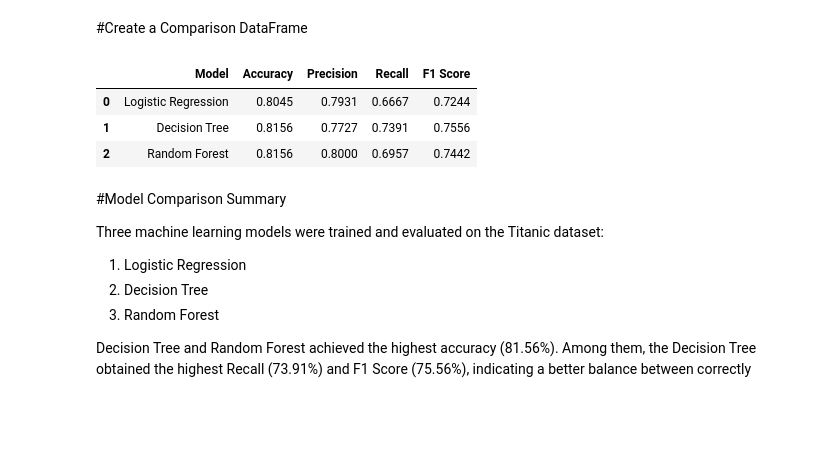
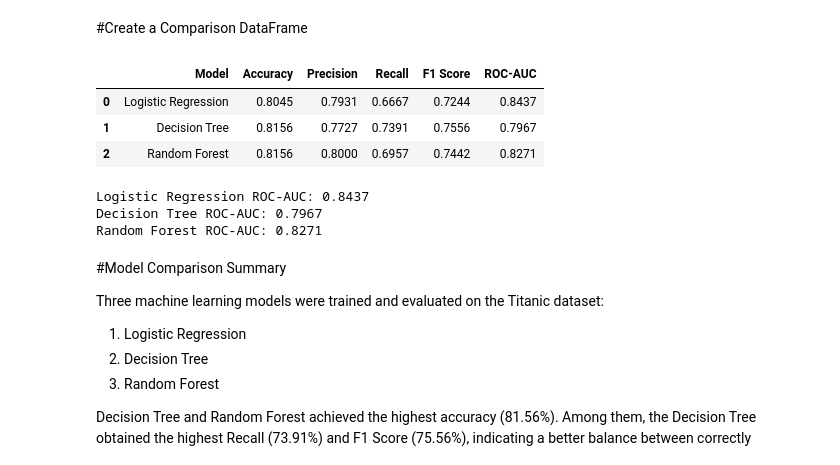
Before and after one commit to pavanndasarii/ai-ml-final-project, a Jupyter notebook: analytics/02_modeling.ipynb, the cells around one changed output. Drawn from its saved outputs; the diff is of its cells as text; code cells hidden in the pictures; blank space fills up the shorter version.

Commit message:
Add files via upload
Update Titanic modeling notebook

```diff
--- a/analytics/02_modeling.ipynb
+++ b/analytics/02_modeling.ipynb
@@ -1,19 +1,30 @@
 # %%
+import os
 import pandas as pd
 import numpy as np
-
 import matplotlib.pyplot as plt
 import seaborn as sns
+import warnings
 
-from sklearn.model_selection import train_test_split
-
+from sklearn.model_selection import train_test_split, GridSearchCV
 from sklearn.impute import SimpleImputer
-from sklearn.preprocessing import OneHotEncoder
-from sklearn.preprocessing import StandardScaler
-
+from sklearn.preprocessing import OneHotEncoder, StandardScaler
 from sklearn.compose import ColumnTransformer
-
 from sklearn.pipeline import Pipeline
 
-import warnings
 warnings.filterwarnings("ignore")
+
+# Create project folder
+os.makedirs("/content/ai-ml-final-project/analytics", exist_ok=True)
+
+# Load dataset
+df = sns.load_dataset("titanic")
+
+# Save dataset
+df.to_csv(
+    "/content/ai-ml-final-project/analytics/titanic.csv",
+    index=False
+)
+
+print("Dataset loaded successfully!")
+print("Dataset shape:", df.shape)
@@ -20,5 +34,3 @@ warnings.filterwarnings("ignore")
-# %%
-df = pd.read_csv("titanic.csv")
 # %%
 df["survived"].value_counts()
 # %% [output]
@@ -339,38 +352,62 @@ comparison = pd.DataFrame({
     "Model": [
         "Logistic Regression",
         "Decision Tree",
         "Random Forest"
     ],
     "Accuracy": [
         accuracy_score(y_test, y_pred_logistic),
         accuracy_score(y_test, y_pred_tree),
         accuracy_score(y_test, y_pred_rf)
     ],
     "Precision": [
         precision_score(y_test, y_pred_logistic),
         precision_score(y_test, y_pred_tree),
         precision_score(y_test, y_pred_rf)
     ],
     "Recall": [
         recall_score(y_test, y_pred_logistic),
         recall_score(y_test, y_pred_tree),
         recall_score(y_test, y_pred_rf)
     ],
     "F1 Score": [
         f1_score(y_test, y_pred_logistic),
         f1_score(y_test, y_pred_tree),
         f1_score(y_test, y_pred_rf)
-    ]
+    ],
+    "ROC-AUC": [
+    roc_auc_score(y_test, y_prob_logistic),
+    roc_auc_score(y_test, y_prob_tree),
+    roc_auc_score(y_test, y_prob_rf)
+]
 })
 
 comparison = comparison.round(4)
 
 comparison
 # %% [output]
-|  | Model | Accuracy | Precision | Recall | F1 Score |
-| 0 | Logistic Regression | 0.8045 | 0.7931 | 0.6667 | 0.7244 |
-| 1 | Decision Tree | 0.8156 | 0.7727 | 0.7391 | 0.7556 |
-| 2 | Random Forest | 0.8156 | 0.8000 | 0.6957 | 0.7442 |
+|  | Model | Accuracy | Precision | Recall | F1 Score | ROC-AUC |
+| 0 | Logistic Regression | 0.8045 | 0.7931 | 0.6667 | 0.7244 | 0.8437 |
+| 1 | Decision Tree | 0.8156 | 0.7727 | 0.7391 | 0.7556 | 0.7967 |
+| 2 | Random Forest | 0.8156 | 0.8000 | 0.6957 | 0.7442 | 0.8271 |
+# %%
+# ROC-AUC Evaluation
+
+y_prob_logistic = logistic_model.predict_proba(X_test)[:, 1]
+y_prob_tree = decision_tree_model.predict_proba(X_test)[:, 1]
+y_prob_rf = random_forest_model.predict_proba(X_test)[:, 1]
+
+print("Logistic Regression ROC-AUC:",
+      round(roc_auc_score(y_test, y_prob_logistic), 4))
+
+print("Decision Tree ROC-AUC:",
+      round(roc_auc_score(y_test, y_prob_tree), 4))
+
+print("Random Forest ROC-AUC:",
+      round(roc_auc_score(y_test, y_prob_rf), 4))
+# %% [output]
+Logistic Regression ROC-AUC: 0.8437
+Decision Tree ROC-AUC: 0.7967
+Random Forest ROC-AUC: 0.8271
 # %% [markdown]
 #Model Comparison Summary
 
```
Also changed, not shown: parts of 10 cells of this notebook.
